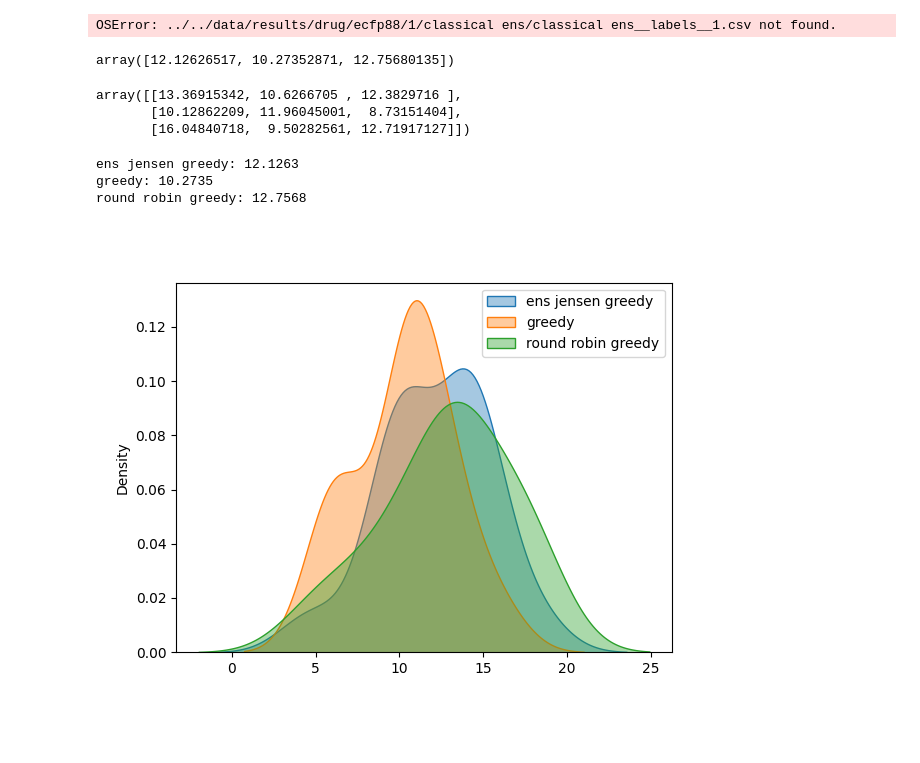
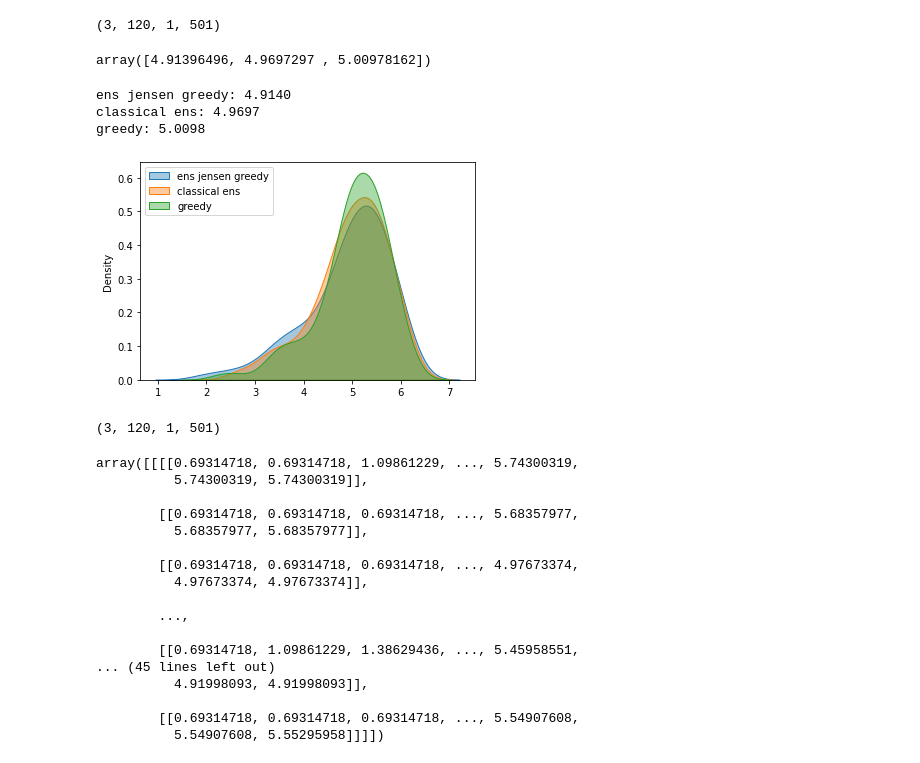
Before and after one commit to KrisNguyen135/diverse_as, a Jupyter notebook: notebooks/Performance/Drug utility.ipynb, the cells around one changed output. Saved outputs shown, nothing was run; the diff lists cells and outputs as text; code cells hidden in the pictures; blank space fills up the shorter version.

```diff
--- a/notebooks/Performance/Drug utility.ipynb
+++ b/notebooks/Performance/Drug utility.ipynb
@@ -26,9 +26,9 @@ num_exps = 120
 num_repeats_per_exp = 1
 
 policies = [
-    # 'ens jensen greedy',
-    # 'greedy',
+    'ens jensen greedy',
     'classical ens',
+    'greedy',
     # 'round robin greedy',
 ]
 utility_function = log_utility
@@ -37,7 +37,7 @@ n_classes = group_size + 1
 init_size = 1
 budget = 500
 
-basepath = '../../data/results/drug'
+basepath = os.path.join('../../data/results', data)
 
 
 utilities = np.ones(
@@ -46,7 +46,7 @@ utilities = np.ones(
 
 for p_ind, policy in enumerate(policies):
     for exp_ind in range(num_exps):
-        path = os.path.join(basepath, f'ecfp{exp_ind + 1}', str(group_size), policy)
+        path = os.path.join(basepath, f'{data}{exp_ind + 1}', str(group_size), policy)
         for i in range(num_repeats_per_exp):
             labels = np.loadtxt(
                 os.path.join(path, f'{policy}__labels__{i + 1}.csv'),
@@ -56,26 +56,44 @@ for p_ind, policy in enumerate(policies):
             utilities[p_ind, exp_ind, i, :] = log_utility(labels_to_counts(labels))
 
 assert np.all(utilities != -1)
-# %% [output]
-OSError: ../../data/results/drug/ecfp88/1/classical ens/classical ens__labels__1.csv not found.
+# %%
+utilities.shape
+# %% [output]
+(3, 120, 1, 501)
 # %%
 utilities[..., -1].mean(axis=(1, 2))
 # %% [output]
-array([12.12626517, 10.27352871, 12.75680135])
+array([4.91396496, 4.9697297 , 5.00978162])
-# %%
-utilities[..., -1].mean(axis=2)
-# %% [output]
-array([[13.36915342, 10.6266705 , 12.3829716 ],
-       [10.12862209, 11.96045001,  8.73151404],
-       [16.04840718,  9.50282561, 12.71917127]])
 # %%
 for p_ind, policy in enumerate(policies):
-    print(f'{policy}: {utilities[p_ind, :, :, -1].mean():.4f}')
-    sns.kdeplot(utilities[p_ind, :, :, -1].flatten(), alpha=0.4, shade=True, label=policy)
+    print(f'{policy}: {utilities[p_ind, ..., -1].mean():.4f}')
+    sns.kdeplot(utilities[p_ind, ..., -1].flatten(), alpha=0.4, shade=True, label=policy)
 
-plt.legend();
+plt.legend(loc='upper left');
 # %% [output]
-ens jensen greedy: 12.1263
-greedy: 10.2735
-round robin greedy: 12.7568
+ens jensen greedy: 4.9140
+classical ens: 4.9697
+greedy: 5.0098
-[figure, old version]
+[figure, new version]
+# %%
+print(utilities.shape)
+utilities
+# %% [output]
+(3, 120, 1, 501)
+array([[[[0.69314718, 0.69314718, 1.09861229, ..., 5.74300319,
+          5.74300319, 5.74300319]],
+
+        [[0.69314718, 0.69314718, 0.69314718, ..., 5.68357977,
+          5.68357977, 5.68357977]],
+
+        [[0.69314718, 0.69314718, 0.69314718, ..., 4.97673374,
+          4.97673374, 4.97673374]],
+
+        ...,
+
+        [[0.69314718, 1.09861229, 1.38629436, ..., 5.45958551,
+... (45 lines left out)
+          4.91998093, 4.91998093]],
+
+        [[0.69314718, 0.69314718, 0.69314718, ..., 5.54907608,
+          5.54907608, 5.55295958]]]])
```
Also changed, not shown: parts of 2 cells of this notebook, 13 other files.
